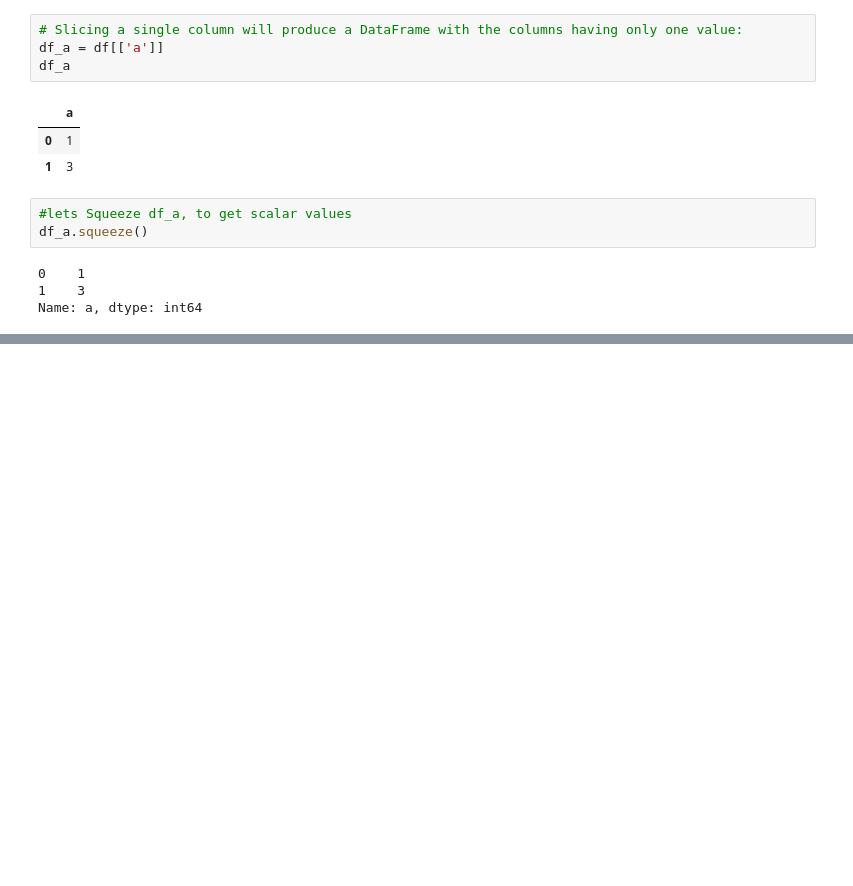
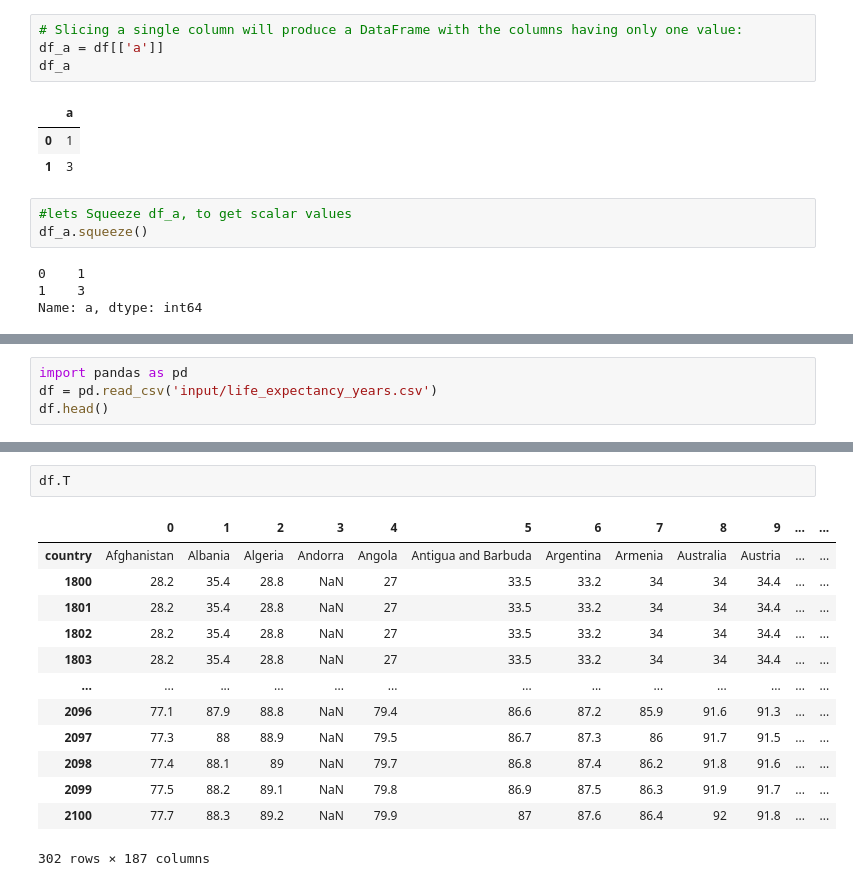
Before and after one commit to juck30808/juck30808, a Jupyter notebook: Pandas-Melt_Squeeze.ipynb, the cells around one changed output, grey strips where cells are left out. Drawn from its saved outputs; the diff is of its cells as text; blank space fills up the shorter version.

```diff
--- a/Pandas-Melt_Squeeze.ipynb
+++ b/Pandas-Melt_Squeeze.ipynb
@@ -119,0 +108,4 @@ Name: a, dtype: int64
+# %%
+import pandas as pd
+df = pd.read_csv('input/life_expectancy_years.csv')
+df.head()
@@ -119,0 +153,16 @@ Name: a, dtype: int64
+# %%
+df.T
+# %% [output]
+|  | 0 | 1 | 2 | 3 | 4 | 5 | 6 | 7 | 8 | 9 | ... | ... |
+| country | Afghanistan | Albania | Algeria | Andorra | Angola | Antigua and Barbuda | Argentina | Armenia | Australia | Austria | ... | ... |
+| 1800 | 28.2 | 35.4 | 28.8 | NaN | 27 | 33.5 | 33.2 | 34 | 34 | 34.4 | ... | ... |
+| 1801 | 28.2 | 35.4 | 28.8 | NaN | 27 | 33.5 | 33.2 | 34 | 34 | 34.4 | ... | ... |
+| 1802 | 28.2 | 35.4 | 28.8 | NaN | 27 | 33.5 | 33.2 | 34 | 34 | 34.4 | ... | ... |
+| 1803 | 28.2 | 35.4 | 28.8 | NaN | 27 | 33.5 | 33.2 | 34 | 34 | 34.4 | ... | ... |
+| ... | ... | ... | ... | ... | ... | ... | ... | ... | ... | ... | ... | ... |
+| 2096 | 77.1 | 87.9 | 88.8 | NaN | 79.4 | 86.6 | 87.2 | 85.9 | 91.6 | 91.3 | ... | ... |
+| 2097 | 77.3 | 88 | 88.9 | NaN | 79.5 | 86.7 | 87.3 | 86 | 91.7 | 91.5 | ... | ... |
+| 2098 | 77.4 | 88.1 | 89 | NaN | 79.7 | 86.8 | 87.4 | 86.2 | 91.8 | 91.6 | ... | ... |
+| 2099 | 77.5 | 88.2 | 89.1 | NaN | 79.8 | 86.9 | 87.5 | 86.3 | 91.9 | 91.7 | ... | ... |
+| 2100 | 77.7 | 88.3 | 89.2 | NaN | 79.9 | 87 | 87.6 | 86.4 | 92 | 91.8 | ... | ... |
+302 rows × 187 columns
```
Also changed, not shown: parts of 11 cells of this notebook, 45 other files.
